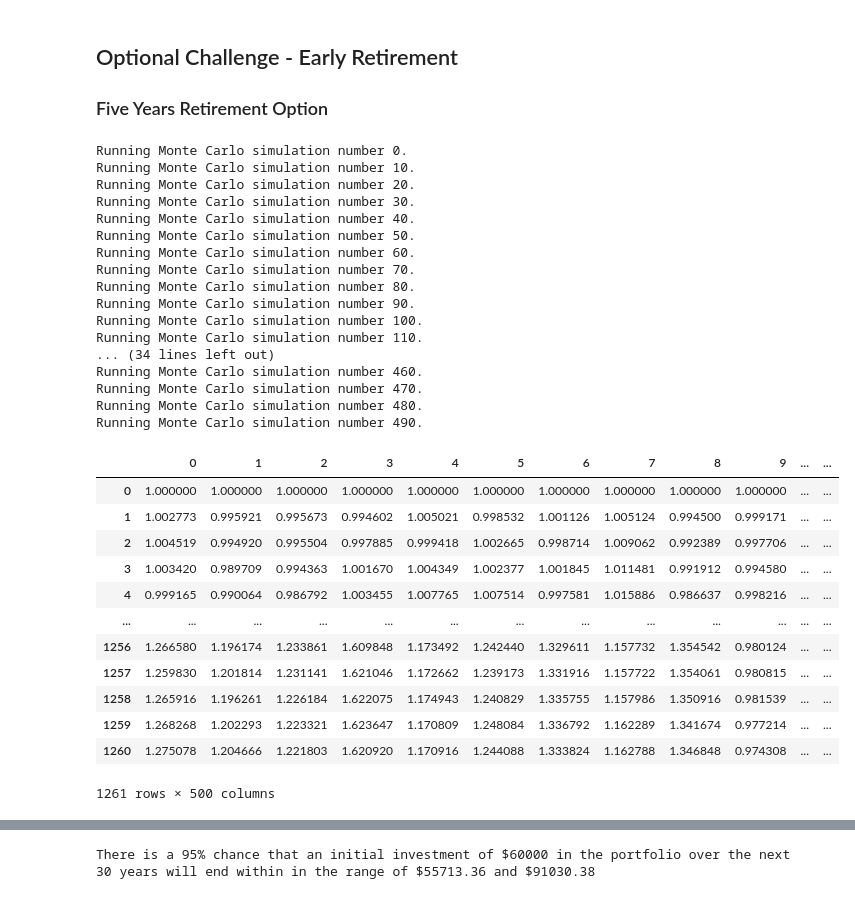
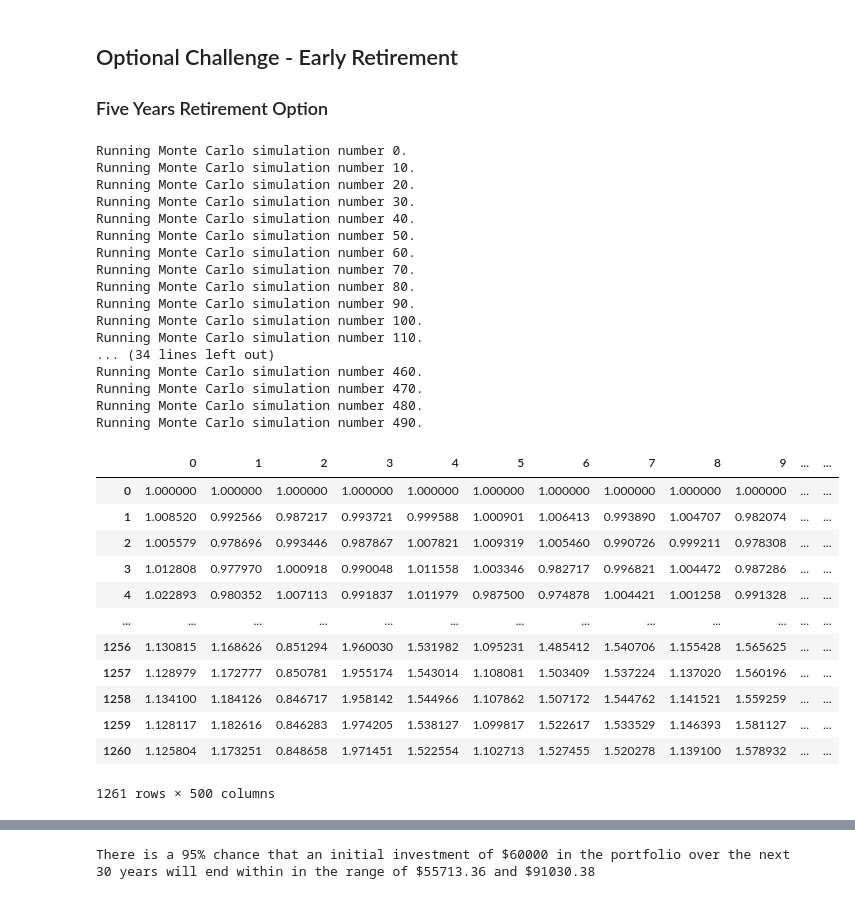
Before and after one commit to amanafzali/bootcamp-APIs, a Jupyter notebook: financial-planner.ipynb, the cells around one changed output, grey strips where cells are left out. Saved outputs shown, nothing was run; the diff lists cells and outputs as text; code cells hidden in the pictures.

```diff
--- a/financial-planner.ipynb
+++ b/financial-planner.ipynb
@@ -309,7 +309,7 @@ There is a 95% chance that an initial investment of $30000.0 in the portfolio ov
 ### Five Years Retirement Option
 # %%
 # Configuring a Monte Carlo simulation to forecast 5 years cumulative returns
-MC_portfolio = MCSimulation(
+MC_five_years = MCSimulation(
     portfolio_data = df_stock_data,
     weights = [.40,.60],
     num_simulation = 500,
@@ -317,37 +317,37 @@ MC_portfolio = MCSimulation(
 )
 # %%
 # Running a Monte Carlo simulation to forecast 5 years cumulative returns
-# YOUR CODE HERE!
+MC_five_years.calc_cumulative_return()
 # %% [output]
 Running Monte Carlo simulation number 0.
 Running Monte Carlo simulation number 10.
 Running Monte Carlo simulation number 20.
 Running Monte Carlo simulation number 30.
 Running Monte Carlo simulation number 40.
 Running Monte Carlo simulation number 50.
 Running Monte Carlo simulation number 60.
 Running Monte Carlo simulation number 70.
 Running Monte Carlo simulation number 80.
 Running Monte Carlo simulation number 90.
 Running Monte Carlo simulation number 100.
 Running Monte Carlo simulation number 110.
 ... (34 lines left out)
 Running Monte Carlo simulation number 460.
 Running Monte Carlo simulation number 470.
 Running Monte Carlo simulation number 480.
 Running Monte Carlo simulation number 490.
 |  | 0 | 1 | 2 | 3 | 4 | 5 | 6 | 7 | 8 | 9 | ... | ... |
 | 0 | 1.000000 | 1.000000 | 1.000000 | 1.000000 | 1.000000 | 1.000000 | 1.000000 | 1.000000 | 1.000000 | 1.000000 | ... | ... |
-| 1 | 1.002773 | 0.995921 | 0.995673 | 0.994602 | 1.005021 | 0.998532 | 1.001126 | 1.005124 | 0.994500 | 0.999171 | ... | ... |
-| 2 | 1.004519 | 0.994920 | 0.995504 | 0.997885 | 0.999418 | 1.002665 | 0.998714 | 1.009062 | 0.992389 | 0.997706 | ... | ... |
-| 3 | 1.003420 | 0.989709 | 0.994363 | 1.001670 | 1.004349 | 1.002377 | 1.001845 | 1.011481 | 0.991912 | 0.994580 | ... | ... |
-| 4 | 0.999165 | 0.990064 | 0.986792 | 1.003455 | 1.007765 | 1.007514 | 0.997581 | 1.015886 | 0.986637 | 0.998216 | ... | ... |
+| 1 | 1.008520 | 0.992566 | 0.987217 | 0.993721 | 0.999588 | 1.000901 | 1.006413 | 0.993890 | 1.004707 | 0.982074 | ... | ... |
+| 2 | 1.005579 | 0.978696 | 0.993446 | 0.987867 | 1.007821 | 1.009319 | 1.005460 | 0.990726 | 0.999211 | 0.978308 | ... | ... |
+| 3 | 1.012808 | 0.977970 | 1.000918 | 0.990048 | 1.011558 | 1.003346 | 0.982717 | 0.996821 | 1.004472 | 0.987286 | ... | ... |
+| 4 | 1.022893 | 0.980352 | 1.007113 | 0.991837 | 1.011979 | 0.987500 | 0.974878 | 1.004421 | 1.001258 | 0.991328 | ... | ... |
 | ... | ... | ... | ... | ... | ... | ... | ... | ... | ... | ... | ... | ... |
-| 1256 | 1.266580 | 1.196174 | 1.233861 | 1.609848 | 1.173492 | 1.242440 | 1.329611 | 1.157732 | 1.354542 | 0.980124 | ... | ... |
-| 1257 | 1.259830 | 1.201814 | 1.231141 | 1.621046 | 1.172662 | 1.239173 | 1.331916 | 1.157722 | 1.354061 | 0.980815 | ... | ... |
-| 1258 | 1.265916 | 1.196261 | 1.226184 | 1.622075 | 1.174943 | 1.240829 | 1.335755 | 1.157986 | 1.350916 | 0.981539 | ... | ... |
-| 1259 | 1.268268 | 1.202293 | 1.223321 | 1.623647 | 1.170809 | 1.248084 | 1.336792 | 1.162289 | 1.341674 | 0.977214 | ... | ... |
-| 1260 | 1.275078 | 1.204666 | 1.221803 | 1.620920 | 1.170916 | 1.244088 | 1.333824 | 1.162788 | 1.346848 | 0.974308 | ... | ... |
+| 1256 | 1.130815 | 1.168626 | 0.851294 | 1.960030 | 1.531982 | 1.095231 | 1.485412 | 1.540706 | 1.155428 | 1.565625 | ... | ... |
+| 1257 | 1.128979 | 1.172777 | 0.850781 | 1.955174 | 1.543014 | 1.108081 | 1.503409 | 1.537224 | 1.137020 | 1.560196 | ... | ... |
+| 1258 | 1.134100 | 1.184126 | 0.846717 | 1.958142 | 1.544966 | 1.107862 | 1.507172 | 1.544762 | 1.141521 | 1.559259 | ... | ... |
+| 1259 | 1.128117 | 1.182616 | 0.846283 | 1.974205 | 1.538127 | 1.099817 | 1.522617 | 1.533529 | 1.146393 | 1.581127 | ... | ... |
+| 1260 | 1.125804 | 1.173251 | 0.848658 | 1.971451 | 1.522554 | 1.102713 | 1.527455 | 1.520278 | 1.139100 | 1.578932 | ... | ... |
 1261 rows × 500 columns
 # %%
 # Plot simulation outcomes
```
Also changed, not shown: parts of 13 cells of this notebook.
